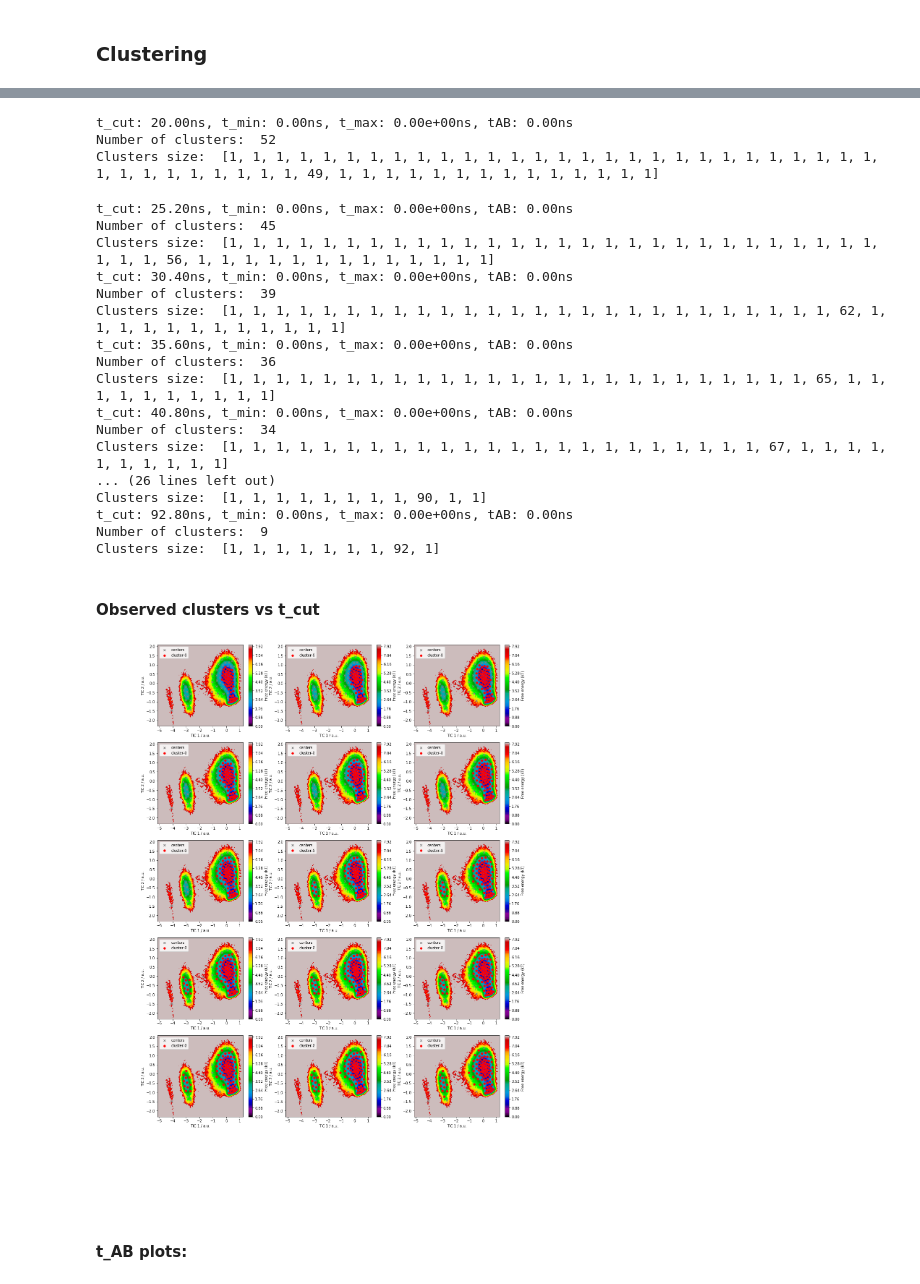
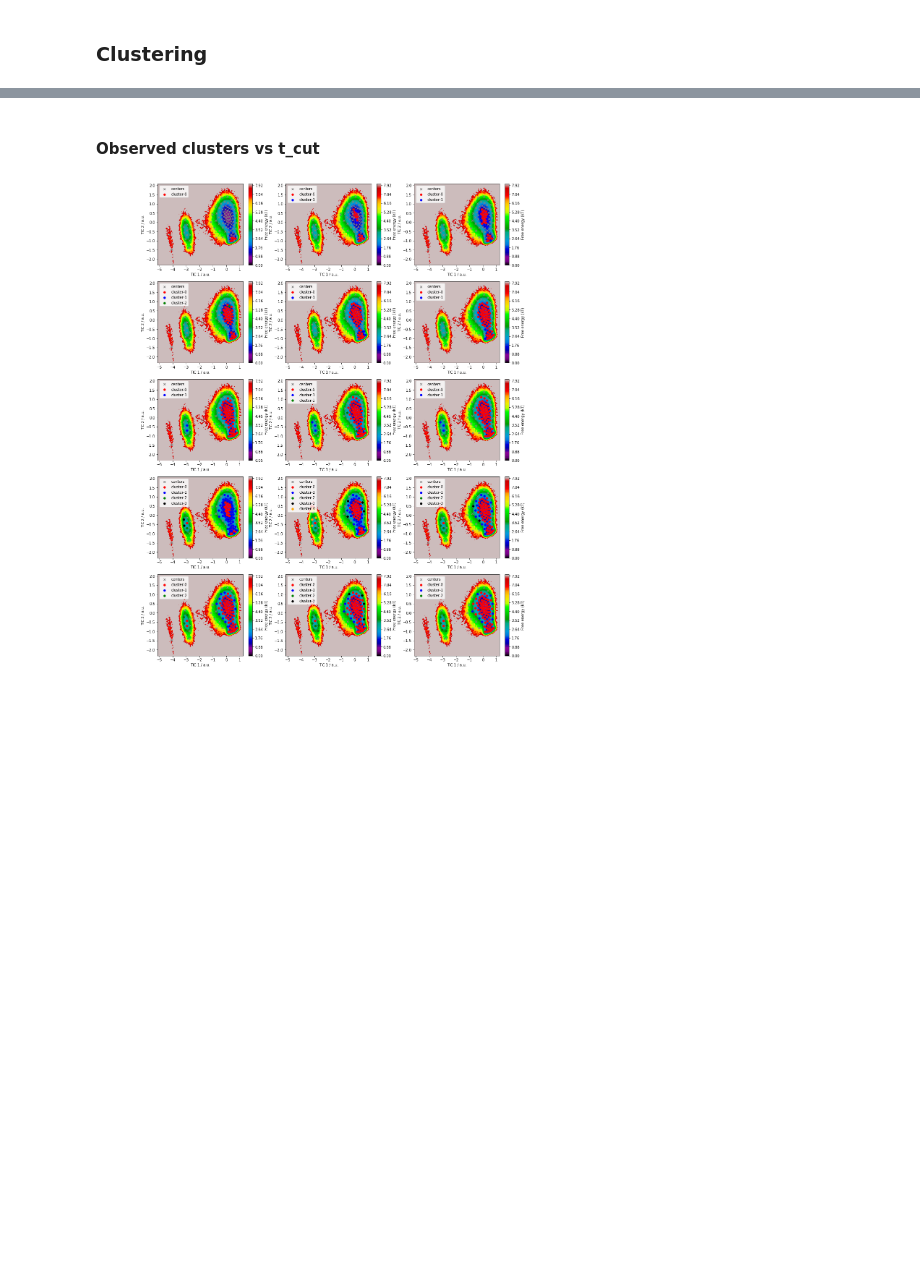
Before and after one commit to choderalab/msm-mfpt, a Jupyter notebook: models/Villin_model_postClustering2.ipynb, the cells around one changed output, grey strips where cells are left out. Saved outputs shown, nothing was run; the diff lists cells and outputs as text; code cells hidden in the pictures; blank space fills up the shorter version.

Commit message:
test3 and rate/commute matrix analysis

```diff
--- a/models/Villin_model_postClustering2.ipynb
+++ b/models/Villin_model_postClustering2.ipynb
@@ -376,8 +376,8 @@ for ii, t_cut in enumerate(t_cut_values):
     big_clusters_index =[]
 
     # clustering
-    clusters, t_min, t_max, clustered_tmatrix = kinetic_clustering_from_tmatrix(K, t_cut=t_cut, verbose=False)
-    #clusters = kinetic_clustering2_from_tmatrix(K, t_cut=t_cut, verbose=False)
+    #clusters, t_min, t_max, clustered_tmatrix = kinetic_clustering_from_tmatrix(K, t_cut=t_cut, verbose=False)
+    clusters = kinetic_clustering2_from_tmatrix(K, t_cut=t_cut, verbose=False)
 
     t_min, t_max = 0, 0
 
@@ -394,62 +394,41 @@ for ii, t_cut in enumerate(t_cut_values):
     macrostates = biggest_clusters_indexes(big_clusters, n_pick=2)
     #macrostates_list.append([ clusters[macrostates[i]] for i in range(len(macrostates))])
     big_clusters_list.append(big_clusters)
 
-    if n_big > 1:
-        tAB = markov_commute_time(clustered_tmatrix,[macrostates[0]],[macrostates[1]] )
-    else:
-        tAB = 0.0
-    t_AB_list.append(tAB)
+#     if n_big > 1:
+#         tAB = markov_commute_time(clustered_tmatrix,[macrostates[0]],[macrostates[1]] )
+#     else:
+#         tAB = 0.0
+#     t_AB_list.append(tAB)
 
-    print("t_cut: {:.2f}ns, t_min: {:.2f}ns, t_max: {:.2e}ns, tAB: {:.2f}ns".format(t_cut*dt, t_min*dt, t_max*dt, tAB*dt))
-    print("Number of clusters: ", len(clusters))
-    print("Clusters size: ", [len(i) for i in clusters])
+#     print("t_cut: {:.2f}ns, t_min: {:.2f}ns, t_max: {:.2e}ns, tAB: {:.2f}ns".format(t_cut*dt, t_min*dt, t_max*dt, tAB*dt))
+#     print("Number of clusters: ", len(clusters))
+#     print("Clusters size: ", [len(i) for i in clusters])
 
     plt.subplot(fig_n_rows, fig_n_cols, ii+1)
     pyemma.plots.plot_free_energy(*tica.T)
     plt.scatter(*cluster.clustercenters.T, marker='x', c='grey', s=30, label='centers')
     plt.annotate("t_cut: {:.2f}ns".format(t_cut*dt), xy=(-0.8,-4))
 
     colors = ['red','blue','green','black','orange']
 
     for i, cluster_i in enumerate(big_clusters):
         cluster_i_tica_xy = []
         for index in cluster_i:
             cluster_i_tica_xy.append(cluster.clustercenters[index])
         cluster_i_tica_xy = np.array(cluster_i_tica_xy)
         plt.scatter(*cluster_i_tica_xy.T, marker='o', c=colors[i], s=30, label='cluster-'+str(i))
 
     plt.legend(loc='upper left')
     plt.xlabel('TIC 1 / a.u.')
     plt.ylabel('TIC 2 / a.u.')
 printmd("#### Observed clusters vs t_cut")
 plt.show()
 
-printmd("#### t_AB plots:")
-plot_t_AB(t_cut_values, t_min_list, t_max_list, t_AB_list)
+# printmd("#### t_AB plots:")
+# plot_t_AB(t_cut_values, t_min_list, t_max_list, t_AB_list)
 # %% [output]
 ### Lag-time: 0.2ns
 #### t_values:
-t_cut: 20.00ns, t_min: 0.00ns, t_max: 0.00e+00ns, tAB: 0.00ns
-Number of clusters:  52
-Clusters size:  [1, 1, 1, 1, 1, 1, 1, 1, 1, 1, 1, 1, 1, 1, 1, 1, 1, 1, 1, 1, 1, 1, 1, 1, 1, 1, 1, 1, 1, 1, 1, 1, 1, 1, 1, 1, 1, 49, 1, 1, 1, 1, 1, 1, 1, 1, 1, 1, 1, 1, 1, 1]
-t_cut: 25.20ns, t_min: 0.00ns, t_max: 0.00e+00ns, tAB: 0.00ns
-Number of clusters:  45
-Clusters size:  [1, 1, 1, 1, 1, 1, 1, 1, 1, 1, 1, 1, 1, 1, 1, 1, 1, 1, 1, 1, 1, 1, 1, 1, 1, 1, 1, 1, 1, 1, 1, 56, 1, 1, 1, 1, 1, 1, 1, 1, 1, 1, 1, 1, 1]
-t_cut: 30.40ns, t_min: 0.00ns, t_max: 0.00e+00ns, tAB: 0.00ns
-Number of clusters:  39
-Clusters size:  [1, 1, 1, 1, 1, 1, 1, 1, 1, 1, 1, 1, 1, 1, 1, 1, 1, 1, 1, 1, 1, 1, 1, 1, 1, 1, 62, 1, 1, 1, 1, 1, 1, 1, 1, 1, 1, 1, 1]
-t_cut: 35.60ns, t_min: 0.00ns, t_max: 0.00e+00ns, tAB: 0.00ns
-Number of clusters:  36
-Clusters size:  [1, 1, 1, 1, 1, 1, 1, 1, 1, 1, 1, 1, 1, 1, 1, 1, 1, 1, 1, 1, 1, 1, 1, 1, 1, 65, 1, 1, 1, 1, 1, 1, 1, 1, 1, 1]
-t_cut: 40.80ns, t_min: 0.00ns, t_max: 0.00e+00ns, tAB: 0.00ns
-Number of clusters:  34
-Clusters size:  [1, 1, 1, 1, 1, 1, 1, 1, 1, 1, 1, 1, 1, 1, 1, 1, 1, 1, 1, 1, 1, 1, 1, 67, 1, 1, 1, 1, 1, 1, 1, 1, 1, 1]
-... (26 lines left out)
-Clusters size:  [1, 1, 1, 1, 1, 1, 1, 1, 90, 1, 1]
-t_cut: 92.80ns, t_min: 0.00ns, t_max: 0.00e+00ns, tAB: 0.00ns
-Number of clusters:  9
-Clusters size:  [1, 1, 1, 1, 1, 1, 1, 92, 1]
 #### Observed clusters vs t_cut
-[figure, old version]
+[figure, new version]
-#### t_AB plots:
```
Also changed, not shown: parts of 5 cells of this notebook.
